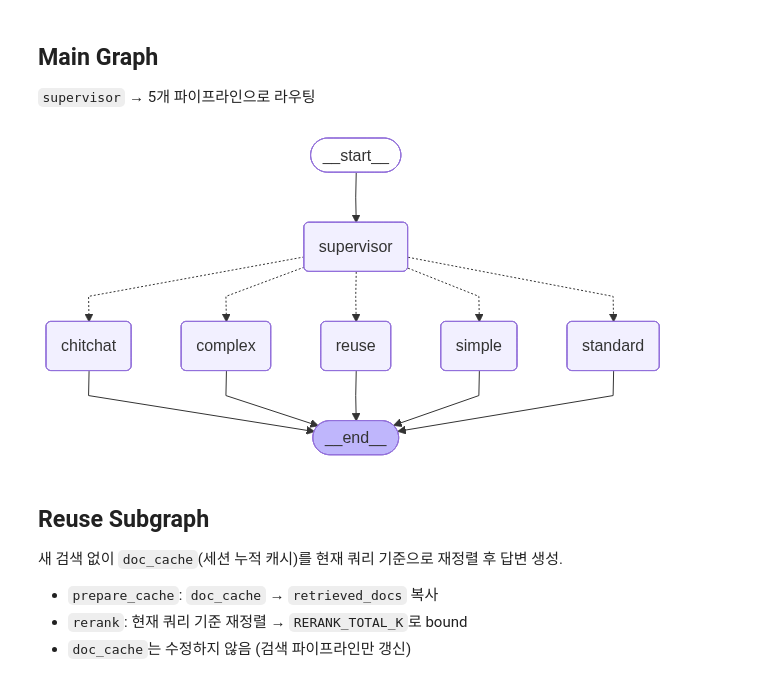
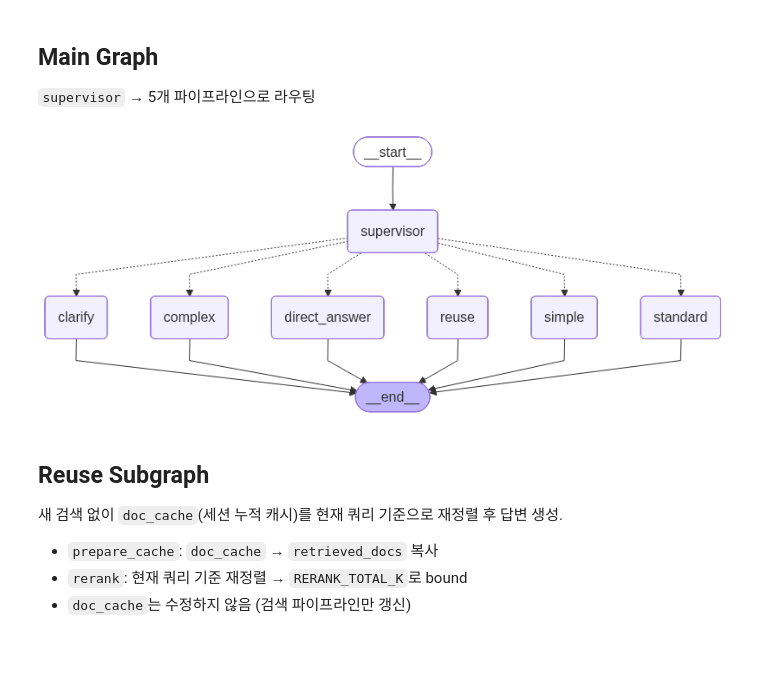
Before and after one commit to TeamCatchUp/catch-up, a Jupyter notebook: backend/notebook/graph_image.ipynb, the cells around one changed output. Drawn from its saved outputs; the diff is of its cells as text; code cells hidden in the pictures; blank space fills up the shorter version.

Commit message:
refactor(backend): 기존 chitchat을 direct answer로 변경

```diff
--- a/backend/notebook/graph_image.ipynb
+++ b/backend/notebook/graph_image.ipynb
@@ -16,28 +16,29 @@ async def _noop(*args, **kwargs):
 `supervisor` → 5개 파이프라인으로 라우팅
 # %%
 g = StateGraph(AgentState)
-for name in ["supervisor", "chitchat", "reuse", "simple", "standard", "complex"]:
+for name in ["supervisor", "direct_answer", "reuse", "simple", "standard", "complex", "clarify"]:
     g.add_node(name, _noop)
 
 g.set_entry_point("supervisor")
 g.add_conditional_edges(
     "supervisor",
     route_after_supervisor,
     {
-        "chitchat": "chitchat",
+        "direct_answer": "direct_answer",
+        "clarify": "clarify",
         "reuse": "reuse",
         "simple": "simple",
         "standard": "standard",
         "complex": "complex",
     },
 )
-for name in ["chitchat", "reuse", "simple", "standard", "complex"]:
+for name in ["direct_answer", "reuse", "simple", "standard", "complex", "clarify"]:
     g.add_edge(name, END)
 
 main_graph = g.compile()
 display(Image(main_graph.get_graph().draw_mermaid_png()))
 # %% [output]
-[figure, old version]
+[figure, new version]
 # %% [markdown]
 ## Reuse Subgraph
 
```
Also changed, not shown: parts of 5 cells of this notebook, 13 other files.
